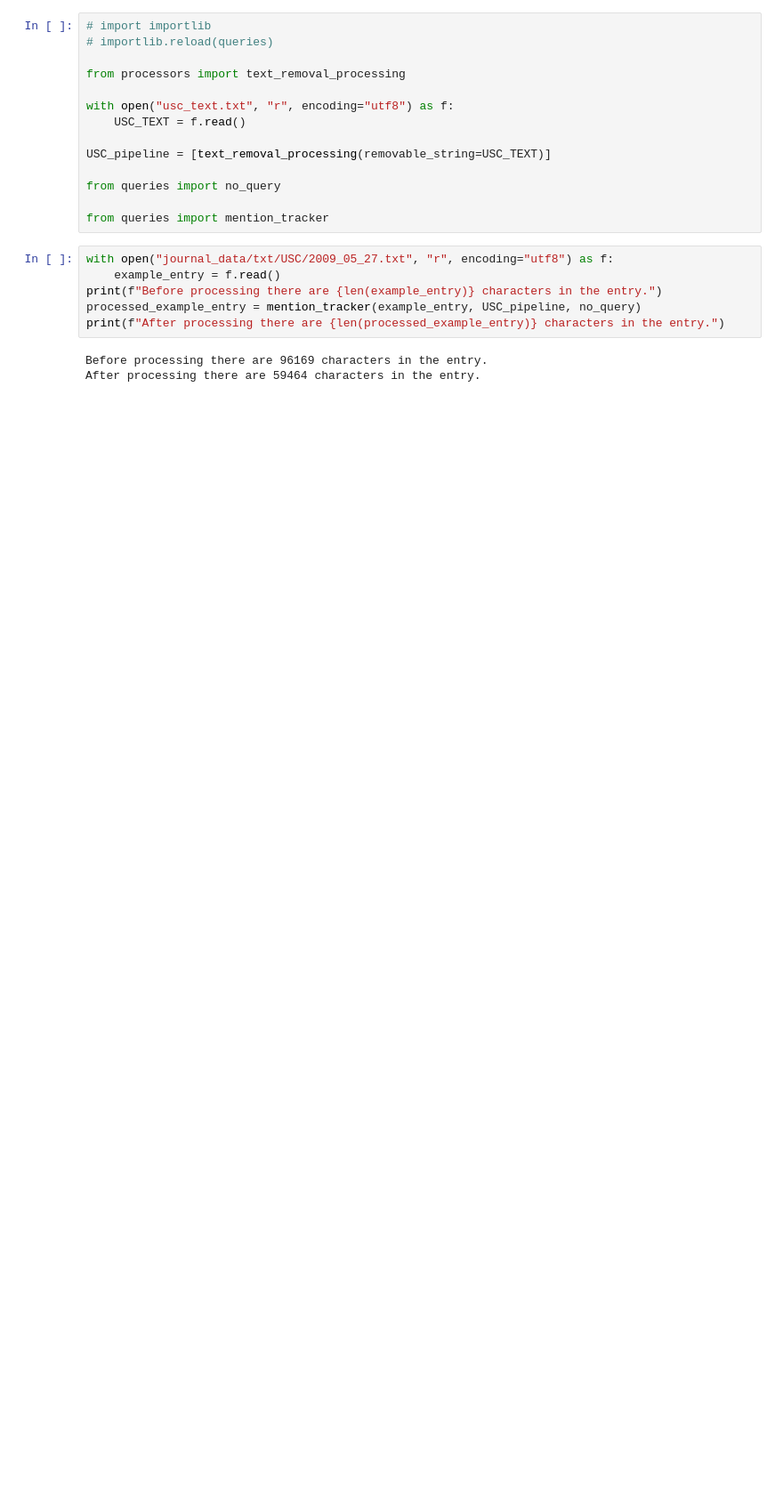
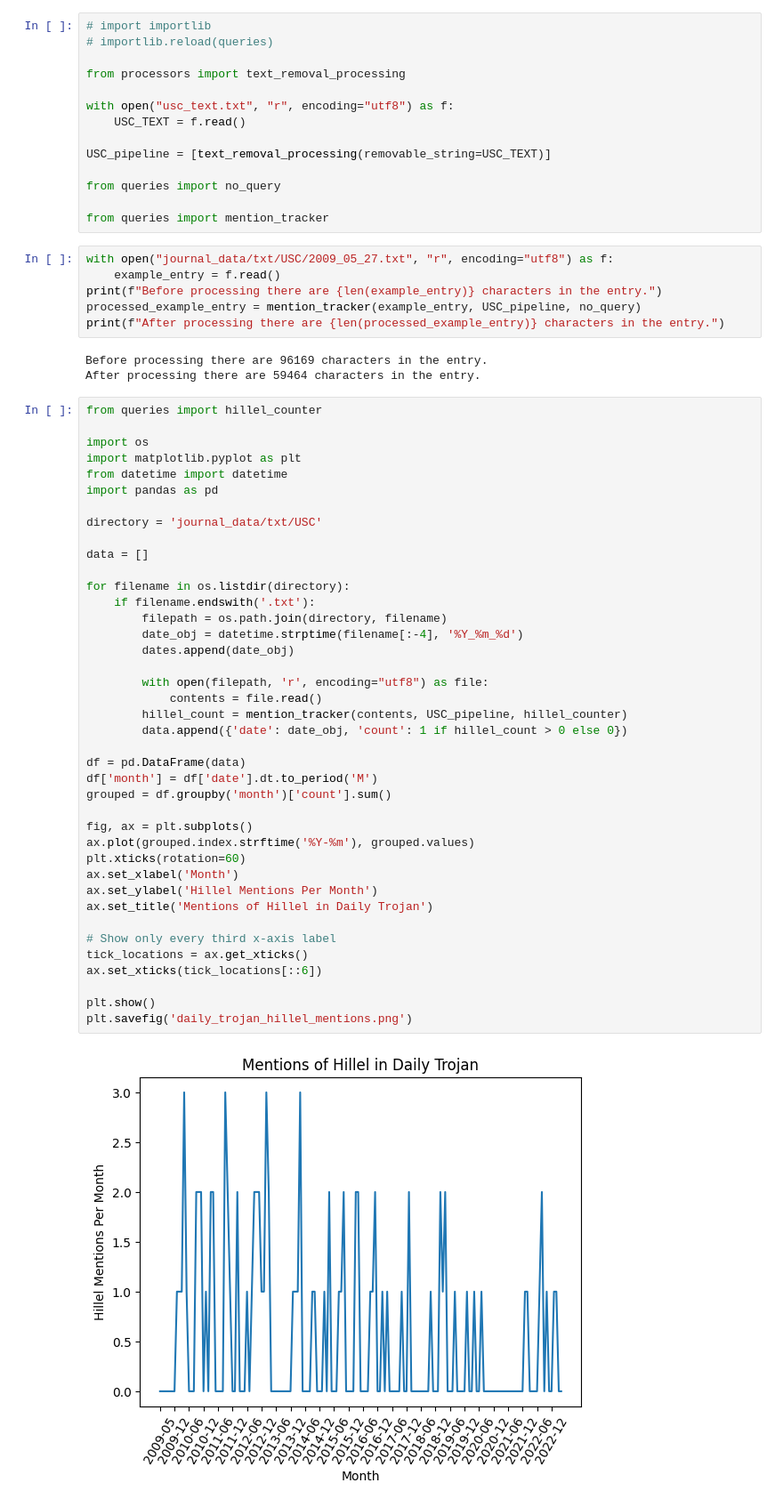
Before and after one commit to aLehav/Olami, a Jupyter notebook: adam_scraper_usc.ipynb, the cells around one changed output. Shown at 89% size. Saved outputs shown, nothing was run; the diff lists cells and outputs as text; blank space fills up the shorter version.

Commit message:
Plot generated

```diff
--- a/adam_scraper_usc.ipynb
+++ b/adam_scraper_usc.ipynb
@@ -196,3 +196,45 @@ print(f"After processing there are {len(processed_example_entry)} characters in
 # %% [output]
 Before processing there are 96169 characters in the entry.
 After processing there are 59464 characters in the entry.
+# %%
+from queries import hillel_counter
+
+import os
+import matplotlib.pyplot as plt
+from datetime import datetime
+import pandas as pd
+
+directory = 'journal_data/txt/USC'
+
+data = []
+
+for filename in os.listdir(directory):
+    if filename.endswith('.txt'):
+        filepath = os.path.join(directory, filename)
+        date_obj = datetime.strptime(filename[:-4], '%Y_%m_%d')
+        dates.append(date_obj)
+
+        with open(filepath, 'r', encoding="utf8") as file:
+            contents = file.read()
+        hillel_count = mention_tracker(contents, USC_pipeline, hillel_counter)
+        data.append({'date': date_obj, 'count': 1 if hillel_count > 0 else 0})
+
+df = pd.DataFrame(data)
+df['month'] = df['date'].dt.to_period('M')
+grouped = df.groupby('month')['count'].sum()
+
+fig, ax = plt.subplots()
+ax.plot(grouped.index.strftime('%Y-%m'), grouped.values)
+plt.xticks(rotation=60)
+ax.set_xlabel('Month')
+ax.set_ylabel('Hillel Mentions Per Month')
+ax.set_title('Mentions of Hillel in Daily Trojan')
+
+# Show only every third x-axis label
+tick_locations = ax.get_xticks()
+ax.set_xticks(tick_locations[::6])
+
+plt.show()
+plt.savefig('daily_trojan_hillel_mentions.png')
+# %% [output]
+[figure, added]
```
Also changed, not shown: 2 other files.
